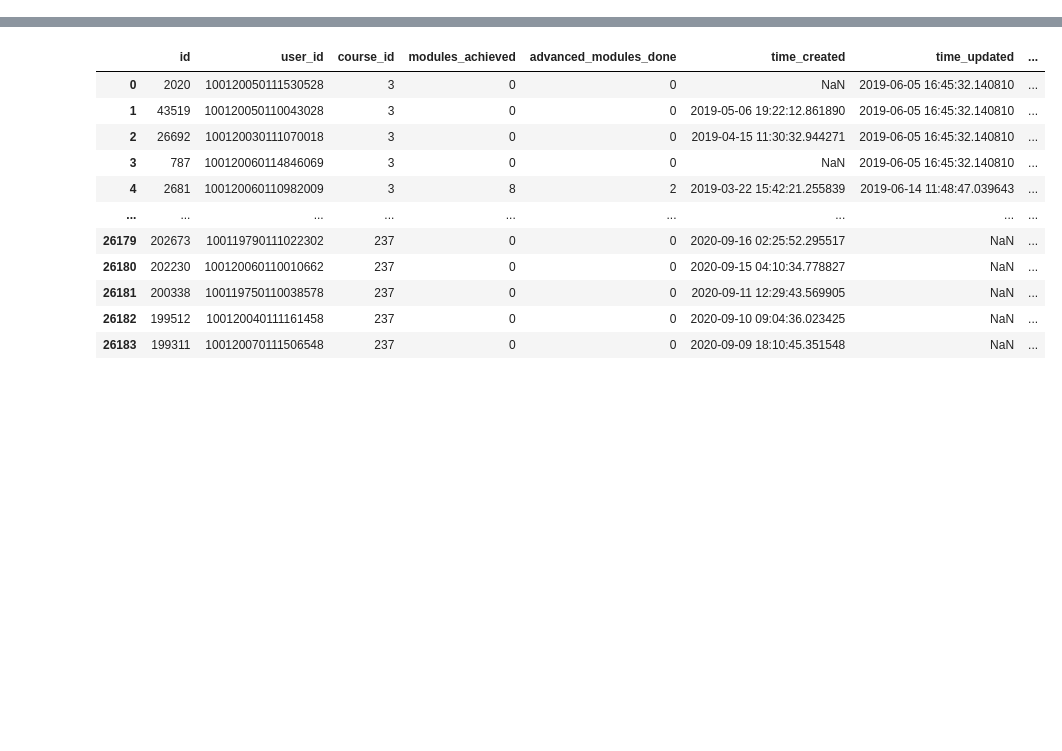
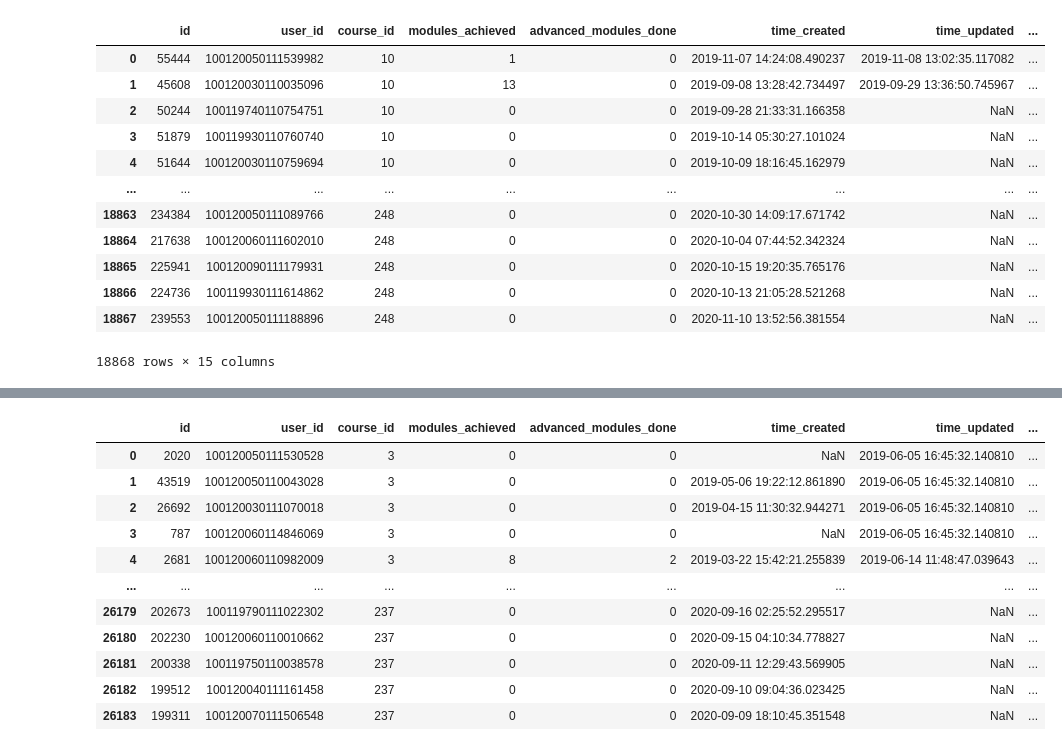
Before and after one commit to Uhbifg/sirius_2021_metric, a Jupyter notebook: data_explore.ipynb, the cells around one changed output, grey strips where cells are left out. Drawn from its saved outputs; the diff is of its cells as text; code cells hidden in the pictures; blank space fills up the shorter version.

```diff
--- a/data_explore.ipynb
+++ b/data_explore.ipynb
@@ -34,0 +97,16 @@ u_course_progress.to_csv("user_course_progress_done.csv", index=None)
+# %%
+u_course_progress
+# %% [output]
+|  | id | user_id | course_id | modules_achieved | advanced_modules_done | time_created | time_updated | ... |
+| 0 | 55444 | 100120050111539982 | 10 | 1 | 0 | 2019-11-07 14:24:08.490237 | 2019-11-08 13:02:35.117082 | ... |
+| 1 | 45608 | 100120030110035096 | 10 | 13 | 0 | 2019-09-08 13:28:42.734497 | 2019-09-29 13:36:50.745967 | ... |
+| 2 | 50244 | 100119740110754751 | 10 | 0 | 0 | 2019-09-28 21:33:31.166358 | NaN | ... |
+| 3 | 51879 | 100119930110760740 | 10 | 0 | 0 | 2019-10-14 05:30:27.101024 | NaN | ... |
+| 4 | 51644 | 100120030110759694 | 10 | 0 | 0 | 2019-10-09 18:16:45.162979 | NaN | ... |
+| ... | ... | ... | ... | ... | ... | ... | ... | ... |
+| 18863 | 234384 | 100120050111089766 | 248 | 0 | 0 | 2020-10-30 14:09:17.671742 | NaN | ... |
+| 18864 | 217638 | 100120060111602010 | 248 | 0 | 0 | 2020-10-04 07:44:52.342324 | NaN | ... |
+| 18865 | 225941 | 100120090111179931 | 248 | 0 | 0 | 2020-10-15 19:20:35.765176 | NaN | ... |
+| 18866 | 224736 | 100119930111614862 | 248 | 0 | 0 | 2020-10-13 21:05:28.521268 | NaN | ... |
+| 18867 | 239553 | 100120050111188896 | 248 | 0 | 0 | 2020-11-10 13:52:56.381554 | NaN | ... |
+18868 rows × 15 columns
```
Also changed, not shown: parts of 9 cells of this notebook.
